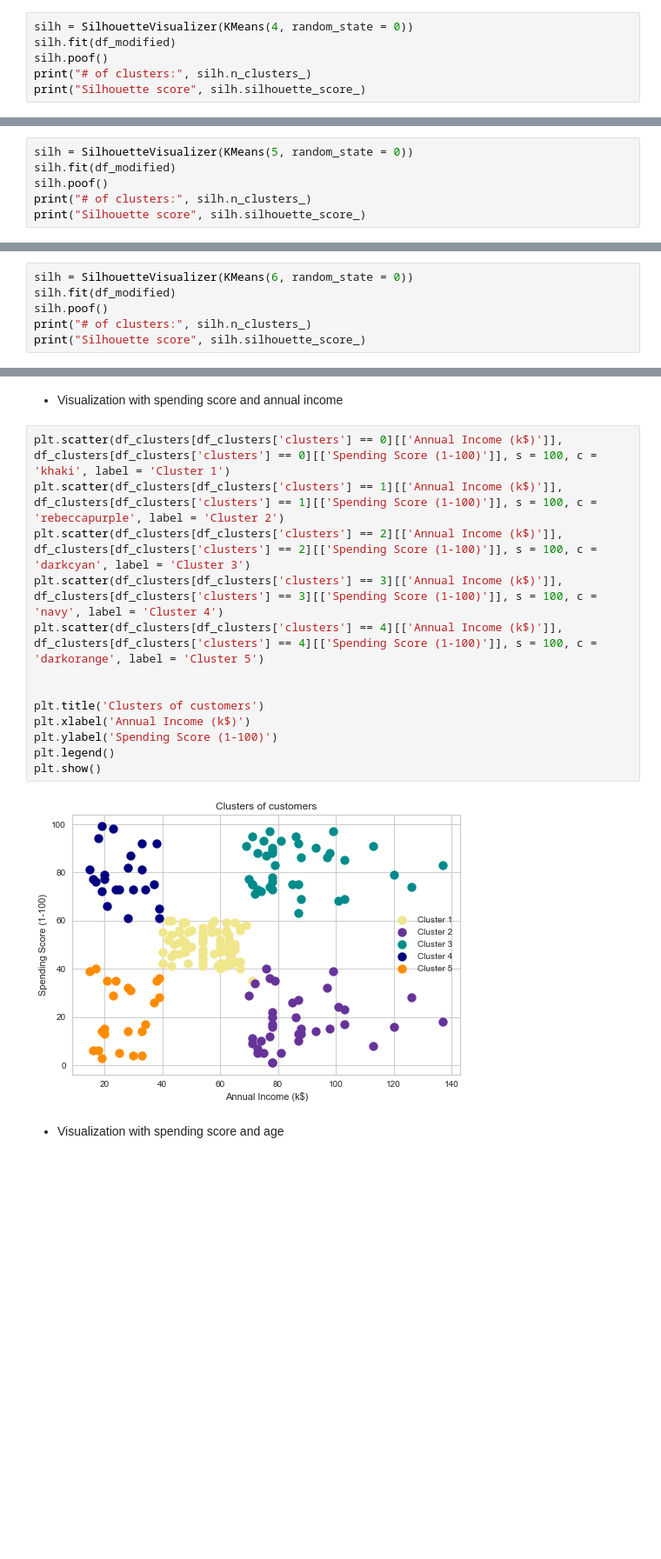
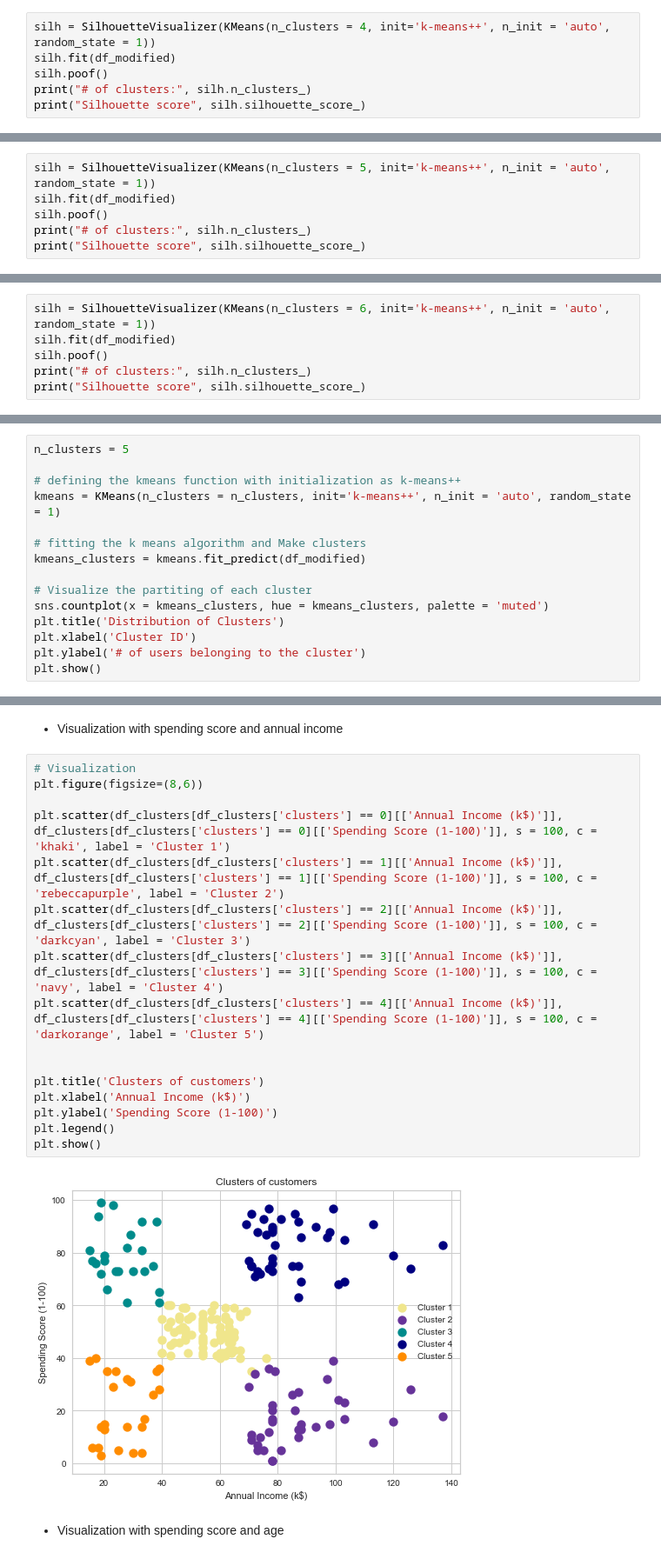
Before and after one commit to shaq31415926/March-Bootcamp, a Jupyter notebook: week8/02_2_Unsupervised_Learning_Clustering_MallCustomer.ipynb, the cells around one changed output, grey strips where cells are left out. Shown at 87% size. Drawn from its saved outputs; the diff is of its cells as text; blank space fills up the shorter version.

Commit message:
Day 2: Implement KMeans Clustering on Mall Customer Dataset (Updated)

```diff
--- a/week8/02_2_Unsupervised_Learning_Clustering_MallCustomer.ipynb
+++ b/week8/02_2_Unsupervised_Learning_Clustering_MallCustomer.ipynb
@@ -156,7 +167,7 @@ Silhouette score 0.29307334005502633
 # %% [markdown]
 - Sillouette plot of a model with 4 clusters
 # %%
-silh = SilhouetteVisualizer(KMeans(4, random_state = 0))
+silh = SilhouetteVisualizer(KMeans(n_clusters = 4, init='k-means++', n_init = 'auto', random_state = 1))
 silh.fit(df_modified)
 silh.poof()
 print("# of clusters:", silh.n_clusters_)
@@ -168,7 +179,7 @@ Silhouette score 0.4052954330641215
 # %% [markdown]
 - Sillouette plot of a model with 5 cluster
 # %%
-silh = SilhouetteVisualizer(KMeans(5, random_state = 0))
+silh = SilhouetteVisualizer(KMeans(n_clusters = 5, init='k-means++', n_init = 'auto', random_state = 1))
 silh.fit(df_modified)
 silh.poof()
 print("# of clusters:", silh.n_clusters_)
@@ -178,7 +189,7 @@ print("Silhouette score", silh.silhouette_score_)
 # of clusters: 5
 Silhouette score 0.4440669204743008
 # %%
-silh = SilhouetteVisualizer(KMeans(6, random_state = 0))
+silh = SilhouetteVisualizer(KMeans(n_clusters = 6, init='k-means++', n_init = 'auto', random_state = 1))
 silh.fit(df_modified)
 silh.poof()
 print("# of clusters:", silh.n_clusters_)
@@ -212,0 +207,15 @@ plt.show()
+# %%
+n_clusters = 5
+
+# defining the kmeans function with initialization as k-means++
+kmeans = KMeans(n_clusters = n_clusters, init='k-means++', n_init = 'auto', random_state = 1)
+
+# fitting the k means algorithm and Make clusters
+kmeans_clusters = kmeans.fit_predict(df_modified)
+
+# Visualize the partiting of each cluster
+sns.countplot(x = kmeans_clusters, hue = kmeans_clusters, palette = 'muted')
+plt.title('Distribution of Clusters')
+plt.xlabel('Cluster ID')
+plt.ylabel('# of users belonging to the cluster')
+plt.show()
@@ -230,19 +241,22 @@ df_clusters.head()
 # %% [markdown]
 - Visualization with spending score and annual income
 # %%
+# Visualization
+plt.figure(figsize=(8,6))
+
 plt.scatter(df_clusters[df_clusters['clusters'] == 0][['Annual Income (k$)']], df_clusters[df_clusters['clusters'] == 0][['Spending Score (1-100)']], s = 100, c = 'khaki', label = 'Cluster 1')
 plt.scatter(df_clusters[df_clusters['clusters'] == 1][['Annual Income (k$)']], df_clusters[df_clusters['clusters'] == 1][['Spending Score (1-100)']], s = 100, c = 'rebeccapurple', label = 'Cluster 2')
 plt.scatter(df_clusters[df_clusters['clusters'] == 2][['Annual Income (k$)']], df_clusters[df_clusters['clusters'] == 2][['Spending Score (1-100)']], s = 100, c = 'darkcyan', label = 'Cluster 3')
 plt.scatter(df_clusters[df_clusters['clusters'] == 3][['Annual Income (k$)']], df_clusters[df_clusters['clusters'] == 3][['Spending Score (1-100)']], s = 100, c = 'navy', label = 'Cluster 4')
 plt.scatter(df_clusters[df_clusters['clusters'] == 4][['Annual Income (k$)']], df_clusters[df_clusters['clusters'] == 4][['Spending Score (1-100)']], s = 100, c = 'darkorange', label = 'Cluster 5')
 
 
 plt.title('Clusters of customers')
 plt.xlabel('Annual Income (k$)')
 plt.ylabel('Spending Score (1-100)')
 plt.legend()
 plt.show()
 # %% [output]
-[figure, old version]
+[figure, new version]
 # %% [markdown]
 - Visualization with spending score and age
```
Also changed, not shown: parts of 31 cells of this notebook.
